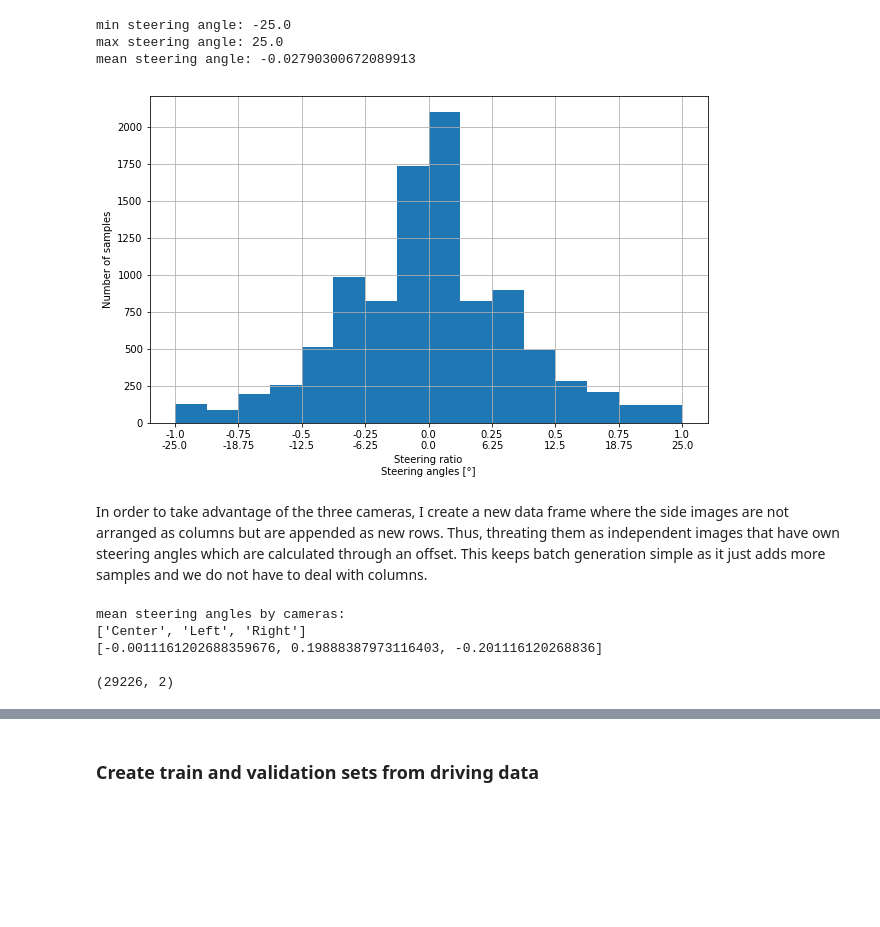
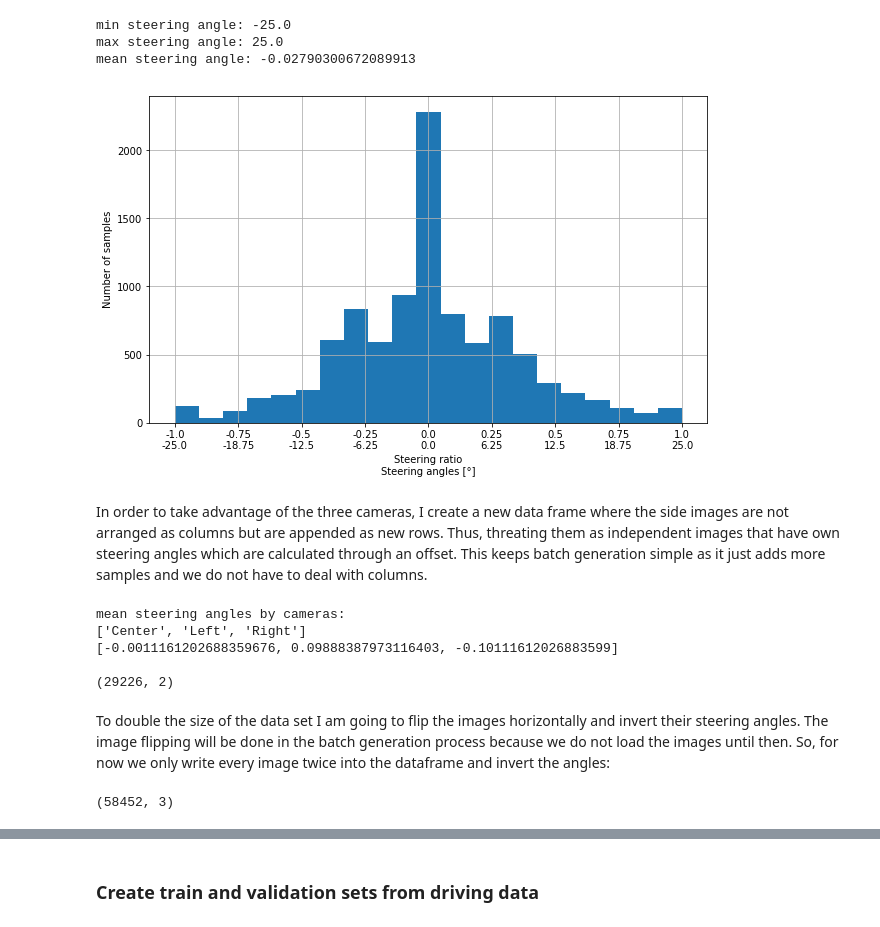
Before and after one commit to Pyrax/CarND-Behavioral-Cloning-P3, a Jupyter notebook: Behavioral_Cloning.ipynb, the cells around one changed output, grey strips where cells are left out. Saved outputs shown, nothing was run; the diff lists cells and outputs as text; code cells hidden in the pictures; blank space fills up the shorter version.

Commit message:
Add flipped copies of images

```diff
--- a/Behavioral_Cloning.ipynb
+++ b/Behavioral_Cloning.ipynb
@@ -72,25 +72,28 @@ min steering angle: -25.0
 max steering angle: 25.0
 mean steering angle: -0.02790300672089913
 # %%
-tick_count = 9
-angles_hist = real_angles_df.plot.hist(figsize=(10, 6), bins=16, grid=True)
+def plot_steering_histogram(df):
+    tick_count = 9
+    angles_hist = df.plot.hist(figsize=(10, 6), bins=21, grid=True)
 
-angles_hist.set_xlabel('Steering ratio\nSteering angles [°]')
-angles_hist.set_ylabel('Number of samples')
+    angles_hist.set_xlabel('Steering ratio\nSteering angles [°]')
+    angles_hist.set_ylabel('Number of samples')
 
-angles_ticks = np.linspace(min_angle, max_angle, tick_count)
-angles_hist.set_xticks(angles_ticks)
-steering_ticks = np.linspace(min_steering, max_steering, tick_count)
-angles_hist.set_xticklabels([f'{steering_ticks[i]}\n{angles_ticks[i]}' for i in range(tick_count)])
+    angles_ticks = np.linspace(min_angle, max_angle, tick_count)
+    angles_hist.set_xticks(angles_ticks)
+    steering_ticks = np.linspace(min_steering, max_steering, tick_count)
+    angles_hist.set_xticklabels([f'{steering_ticks[i]}\n{angles_ticks[i]}' for i in range(tick_count)])
 
-plt.show()
+    plt.show()
+
+plot_steering_histogram(real_angles_df)
 # %% [output]
-[figure, old version]
+[figure, new version]
 # %% [markdown]
 In order to take advantage of the three cameras, I create a new data frame where the side images are not arranged as columns but are appended as new rows. Thus, threating them as independent images that have own steering angles which are calculated through an offset. This keeps batch generation simple as it just adds more samples and we do not have to deal with columns.
 # %%
 cameras = ['Center', 'Left', 'Right']
-camera_steering_offsets = [0.0, 0.2, -0.2]
+camera_steering_offsets = [0.0, 0.1, -0.1]
 camera_dataframes = [
     driving_df[[f'{cam} image', 'Steering']] \
         .rename(columns={f'{cam} image': 'Image'}) \
@@ -104,15 +107,32 @@ means = [df['Steering'].mean() for df in camera_dataframes]
 print(f'mean steering angles by cameras:\n{cameras}\n{str(means)}\n')
 
 # Not needed but documents the structure of the resulting dataframe:
-full_df = pd.DataFrame(data=[], columns=['Image', 'Steering'])
+merged_df = pd.DataFrame(data=[], columns=['Image', 'Steering'])
 
 # Merge all dataframes into one
-full_df = pd.concat(camera_dataframes)
+merged_df = pd.concat(camera_dataframes)
 
-print(full_df.shape)
+print(merged_df.shape)
 # %% [output]
 mean steering angles by cameras:
 ['Center', 'Left', 'Right']
-[-0.0011161202688359676, 0.19888387973116403, -0.201116120268836]
+[-0.0011161202688359676, 0.09888387973116403, -0.10111612026883599]
 
 (29226, 2)
+# %% [markdown]
+To double the size of the data set I am going to flip the images horizontally and invert their steering angles. The image flipping will be done in the batch generation process because we do not load the images until then. So, for now we only write every image twice into the dataframe and invert the angles:
+# %%
+tmp_df = merged_df.copy()
+# New column CopyID says which number of copy it is of the original image for augmentation later.
+# CopyID = 0 will be original image while CopyID = 1 will be flipped image.
+tmp_df['CopyID'] = 0
+
+copy_df = tmp_df.copy()
+copy_df['CopyID'] = 1
+copy_df['Steering'] *= -1
+
+# Time to combine both data frames.
+full_df = pd.concat([tmp_df, copy_df]).reset_index(drop=True)
+print(full_df.shape)
+# %% [output]
+(58452, 3)
```
Also changed, not shown: parts of 16 cells of this notebook, 1 other file.
